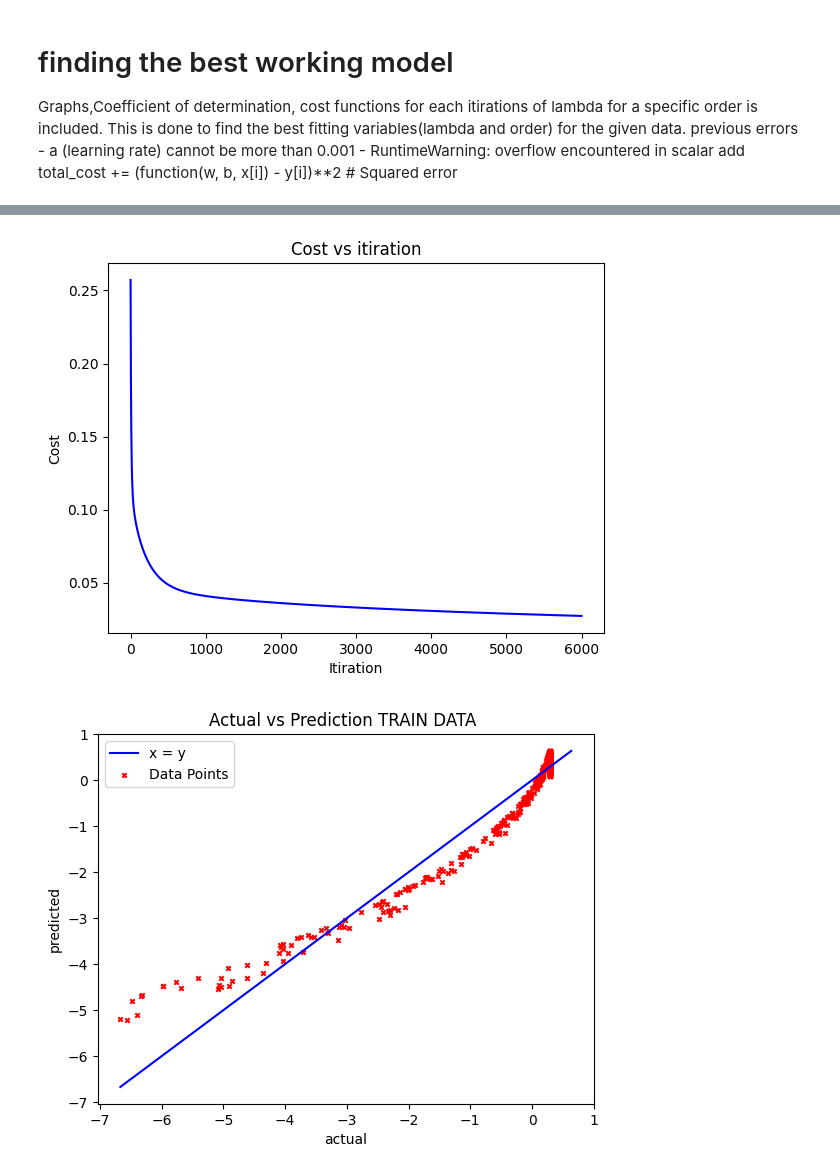
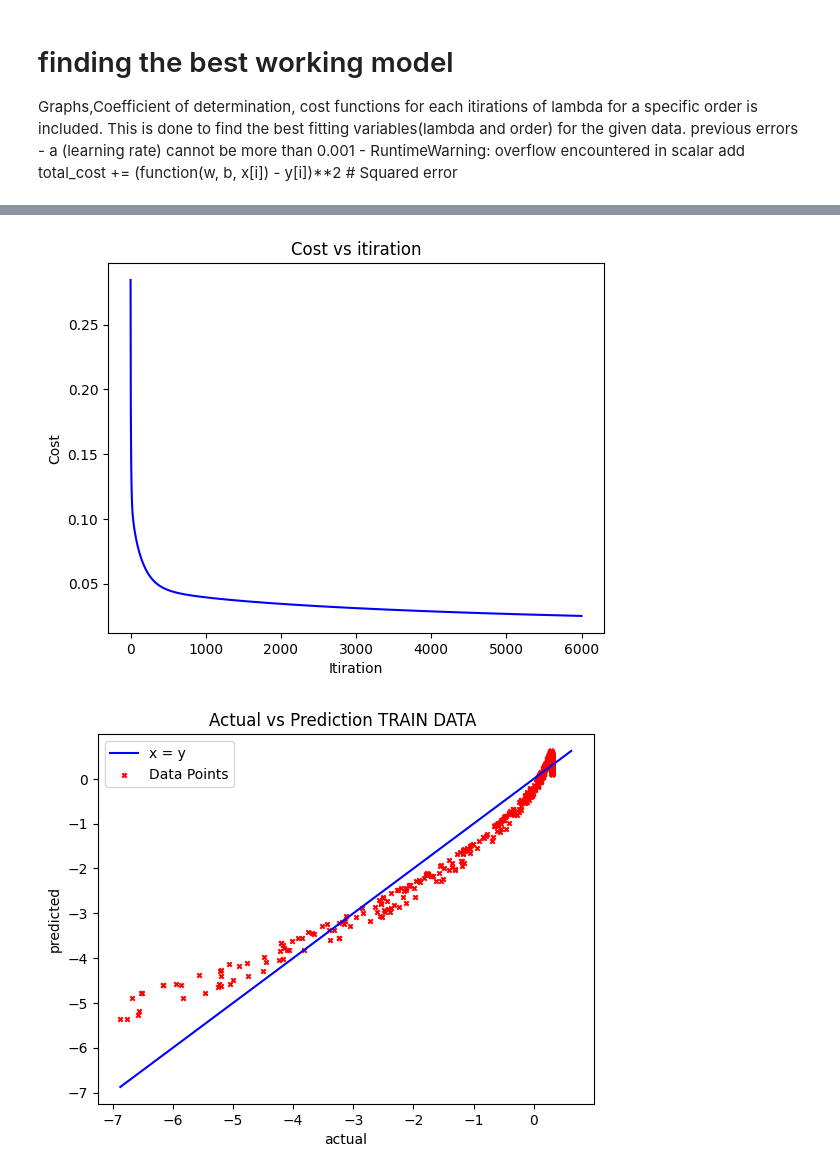
Before and after one commit to chiragraokv/linear_regression_polyfun, a Jupyter notebook: linear reg/BonusTask.ipynb, the cells around one changed output, grey strips where cells are left out. Cells and saved outputs as stored; diff of their text form; code cells hidden in the pictures.

```diff
--- a/linear reg/BonusTask.ipynb
+++ b/linear reg/BonusTask.ipynb
@@ -35,7 +35,7 @@ print(senior_data)
 
 # Shuffle the data
 data = senior_data.sample(frac=1, random_state=42).reset_index(drop=True)
-fraction = 0.5
+fraction = 0.7
 # Split data into 80% train and 20% test
 split_index = int(fraction * len(data))
 train_data = data.iloc[:split_index]
@@ -247,7 +247,7 @@ a (learning rate) cannot be more than 0.001 -  RuntimeWarning: overflow encounte
 
 w = np.zeros(m)
 b = 0
-a = 0.01
+a = 0.001
 ite = 6000
 lam = 3
 
@@ -318,2 +318,2 @@ R square value for Train data  0.140848640359704
-[figure, old version]
+[figure, new version]
-[figure, old version]
+[figure, new version]
```
Also changed, not shown: parts of 5 cells of this notebook.
